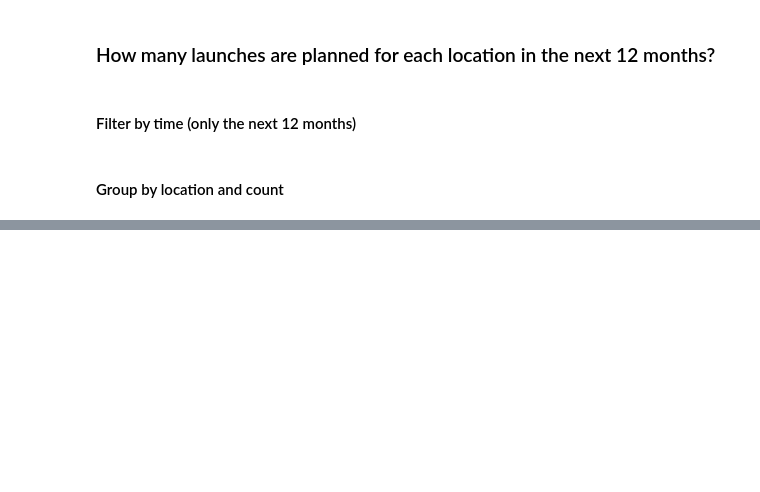
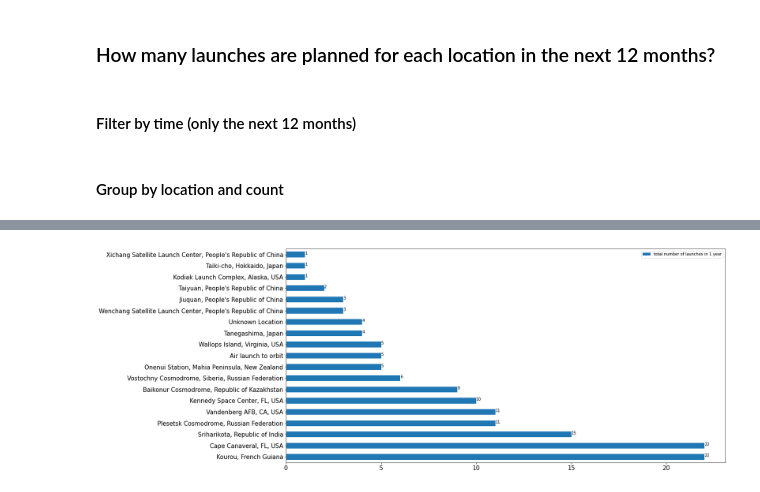
Before and after one commit to ironhack-bcn-data-pt/PR03-project-web, a Jupyter notebook: my-code/main.ipynb, the cells around one changed output, grey strips where cells are left out. Cells and saved outputs as stored; diff of their text form; code cells hidden in the pictures; blank space fills up the shorter version.

```diff
--- a/my-code/main.ipynb
+++ b/my-code/main.ipynb
@@ -397,0 +407,9 @@ ax.legend('total launches')
+# %%
+ax = df3_12months['location'].value_counts().plot(kind='barh', figsize=(20,10), fontsize = 15)
+ax.legend(['total number of launches in 1 year'])
+# Write the total number for each location
+for i in range(len(df3_12months['location'].unique())):
+    value = df3_12months['location'].value_counts()[i]
+    ax.text(value, i, str(value))
+# %% [output]
+[figure, added]
```
Also changed, not shown: parts of 35 cells of this notebook, 6 other files.
